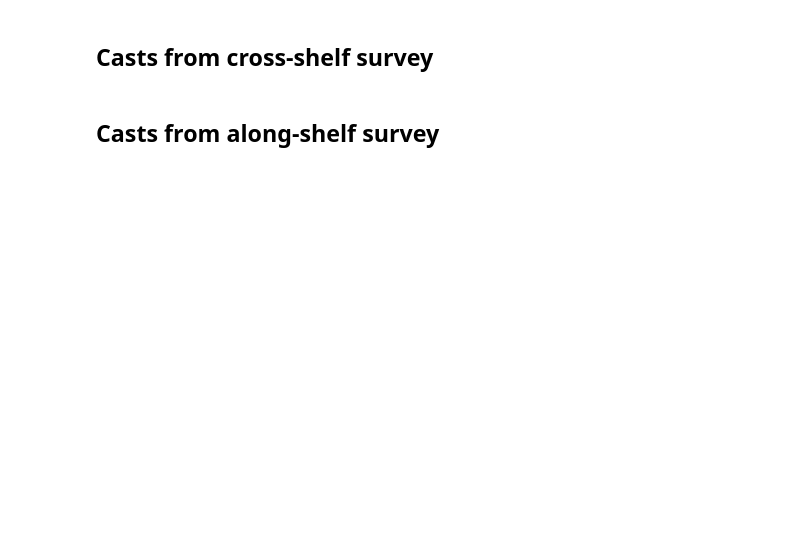
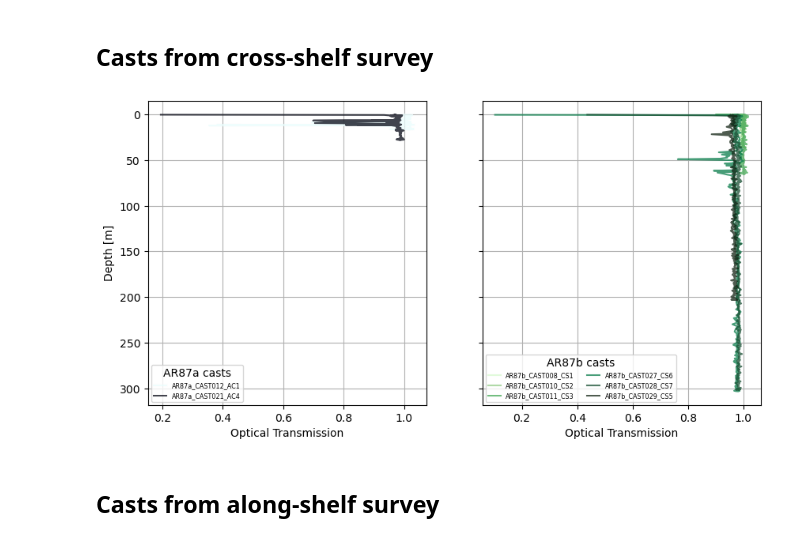
Before and after one commit to cooleyky/prtsz_deep_dive, a Jupyter notebook: pioneer21-lisst-characterization.ipynb, the cells around one changed output. Cells and saved outputs as stored; diff of their text form; code cells hidden in the pictures; blank space fills up the shorter version.

```diff
--- a/pioneer21-lisst-characterization.ipynb
+++ b/pioneer21-lisst-characterization.ipynb
@@ -594,6 +617,30 @@ pairs87b = [x for x in pairs if "87b" in x[0]]
 # Filter the lists for cross-shelf survey stations
 across_a = [x for x in pairs87a if ("_AC" in x[0])  or ("_CS" in x[0])]
 across_b = [x for x in pairs87b if ("_AC" in x[0])  or ("_CS" in x[0])]
+# %%
+# Get RGB values for each set of casts
+rgb_a = rgb_from_dict(across_a, cmo.ice_r)
+rgb_b = rgb_from_dict(across_b, cmo.algae)
+# %%
+# Plot optical transmission for each leg
+fig, ax0 = plt.subplots(1, 2, figsize=(10,5), sharey=True)
+
+# loop through list of AR87a files
+ax0[0] = plot_lisst_profiles(across_a, rgb_a, ax0[0],
+                             "optical_transmission", legendtitle="AR87a casts")
+
+# loop through list of AR87b files
+ax0[1] = plot_lisst_profiles(across_b, rgb_b, ax0[1],
+                             "optical_transmission", legendtitle="AR87b casts",
+                             legendcol=2)
+
+# Add final figure elements
+ax0[0].invert_yaxis()
+ax0[0].grid()
+ax0[0].set_ylabel("Depth [m]")
+ax0[1].grid()
+# %% [output]
+[figure, added]
 # %% [markdown]
 ## Casts from along-shelf survey
 # %%
```
Also changed, not shown: parts of 14 cells of this notebook.
